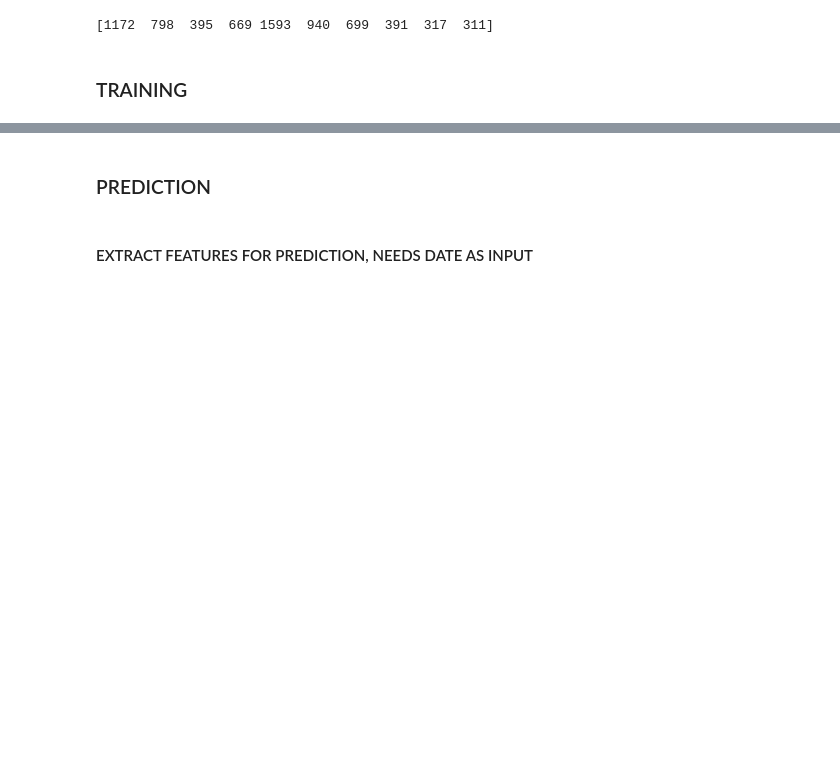
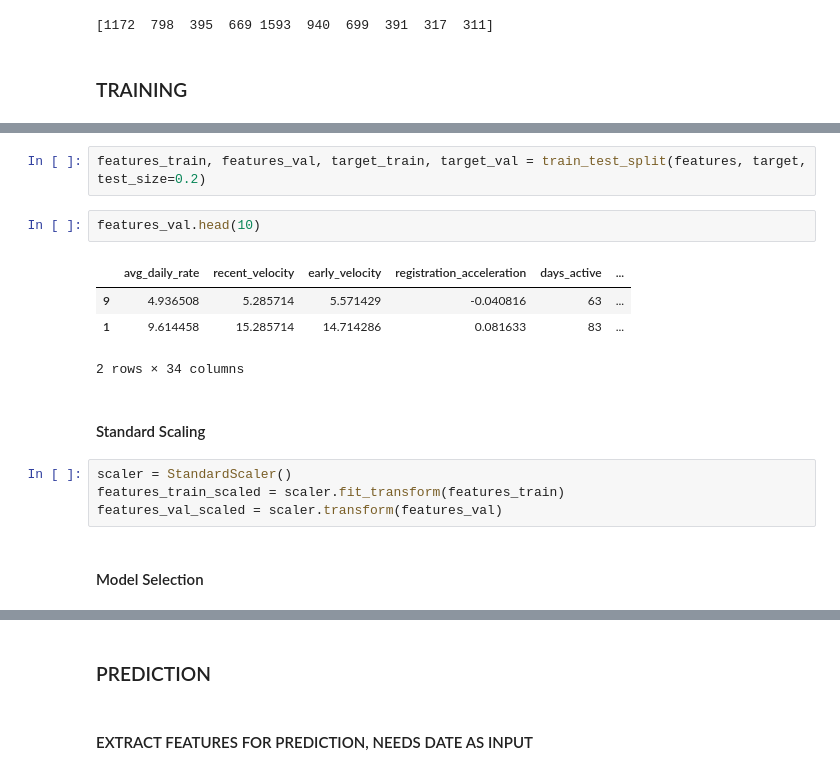
Before and after one commit to titoausten/collaborative_app_dev, a Jupyter notebook: data_engineering.ipynb, the cells around one changed output, grey strips where cells are left out. Saved outputs shown, nothing was run; the diff lists cells and outputs as text; blank space fills up the shorter version.

```diff
--- a/data_engineering.ipynb
+++ b/data_engineering.ipynb
@@ -250,0 +343,17 @@ print(target)
+# %%
+features_train, features_val, target_train, target_val = train_test_split(features, target, test_size=0.2)
+# %%
+features_val.head(10)
+# %% [output]
+|  | avg_daily_rate | recent_velocity | early_velocity | registration_acceleration | days_active | ... |
+| 9 | 4.936508 | 5.285714 | 5.571429 | -0.040816 | 63 | ... |
+| 1 | 9.614458 | 15.285714 | 14.714286 | 0.081633 | 83 | ... |
+2 rows × 34 columns
+# %% [markdown]
+#### Standard Scaling
+# %%
+scaler = StandardScaler()
+features_train_scaled = scaler.fit_transform(features_train)
+features_val_scaled = scaler.transform(features_val)
+# %% [markdown]
+#### Model Selection
```
Also changed, not shown: parts of 21 cells of this notebook.
